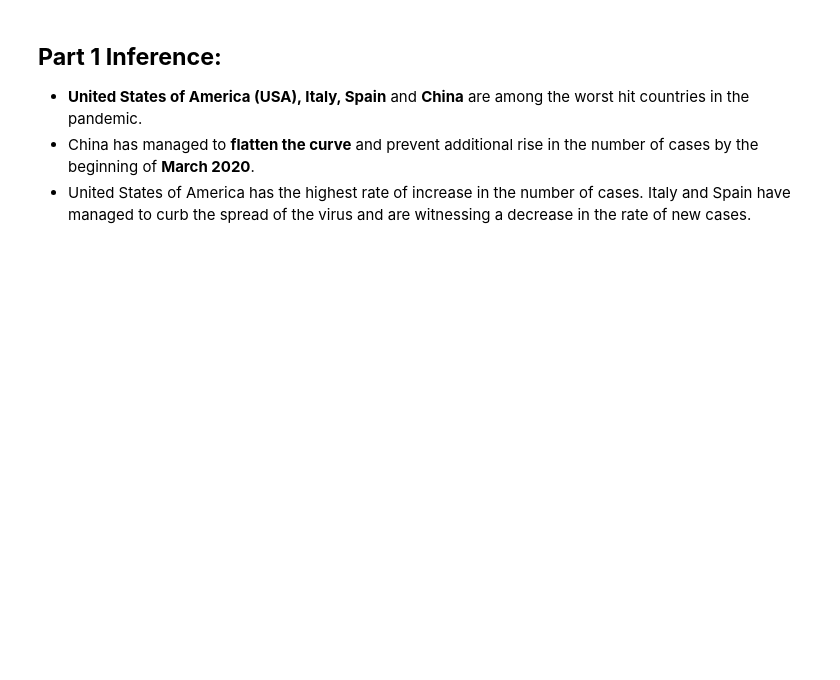
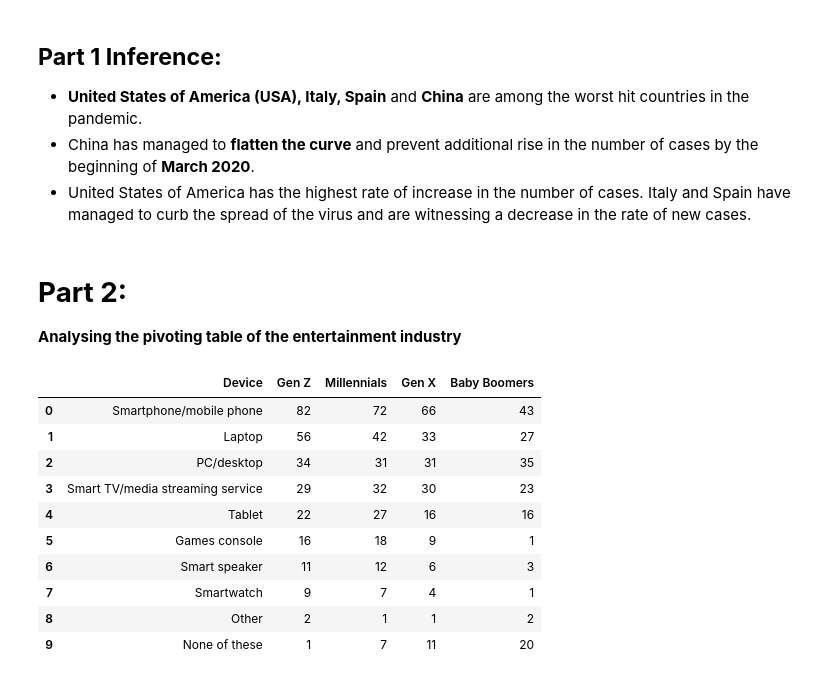
Before and after one commit to newb-dev-1008/CoVID_Entertainment_Impact, a Jupyter notebook: Entertainment_during_CoVID_19.ipynb, the cells around one changed output. Saved outputs shown, nothing was run; the diff lists cells and outputs as text; code cells hidden in the pictures; blank space fills up the shorter version.

```diff
--- a/Entertainment_during_CoVID_19.ipynb
+++ b/Entertainment_during_CoVID_19.ipynb
@@ -372,3 +411,24 @@ plt.grid()
 * **United States of America (USA), Italy, Spain** and **China** are among the worst hit countries in the pandemic.
 * China has managed to **flatten the curve** and prevent additional rise in the number of cases by the beginning of **March 2020**.
 * United States of America has the highest rate of increase in the number of cases. Italy and Spain have managed to curb the spread of the virus and are witnessing a decrease in the rate of new cases.
+# %% [markdown]
+# **Part 2:**
+**Analysing the pivoting table of the entertainment industry**
+# %%
+# General device usage (device_usage_increase)
+import seaborn as sns
+
+device_usage = pd.read_excel('device_usage_increase.xlsx', sheet_name='Data')
+device_usage
+# %% [output]
+|  | Device | Gen Z | Millennials | Gen X | Baby Boomers |
+| 0 | Smartphone/mobile phone | 82 | 72 | 66 | 43 |
+| 1 | Laptop | 56 | 42 | 33 | 27 |
+| 2 | PC/desktop | 34 | 31 | 31 | 35 |
+| 3 | Smart TV/media streaming service | 29 | 32 | 30 | 23 |
+| 4 | Tablet | 22 | 27 | 16 | 16 |
+| 5 | Games console | 16 | 18 | 9 | 1 |
+| 6 | Smart speaker | 11 | 12 | 6 | 3 |
+| 7 | Smartwatch | 9 | 7 | 4 | 1 |
+| 8 | Other | 2 | 1 | 1 | 2 |
+| 9 | None of these | 1 | 7 | 11 | 20 |
```
Also changed, not shown: parts of 32 cells of this notebook.
